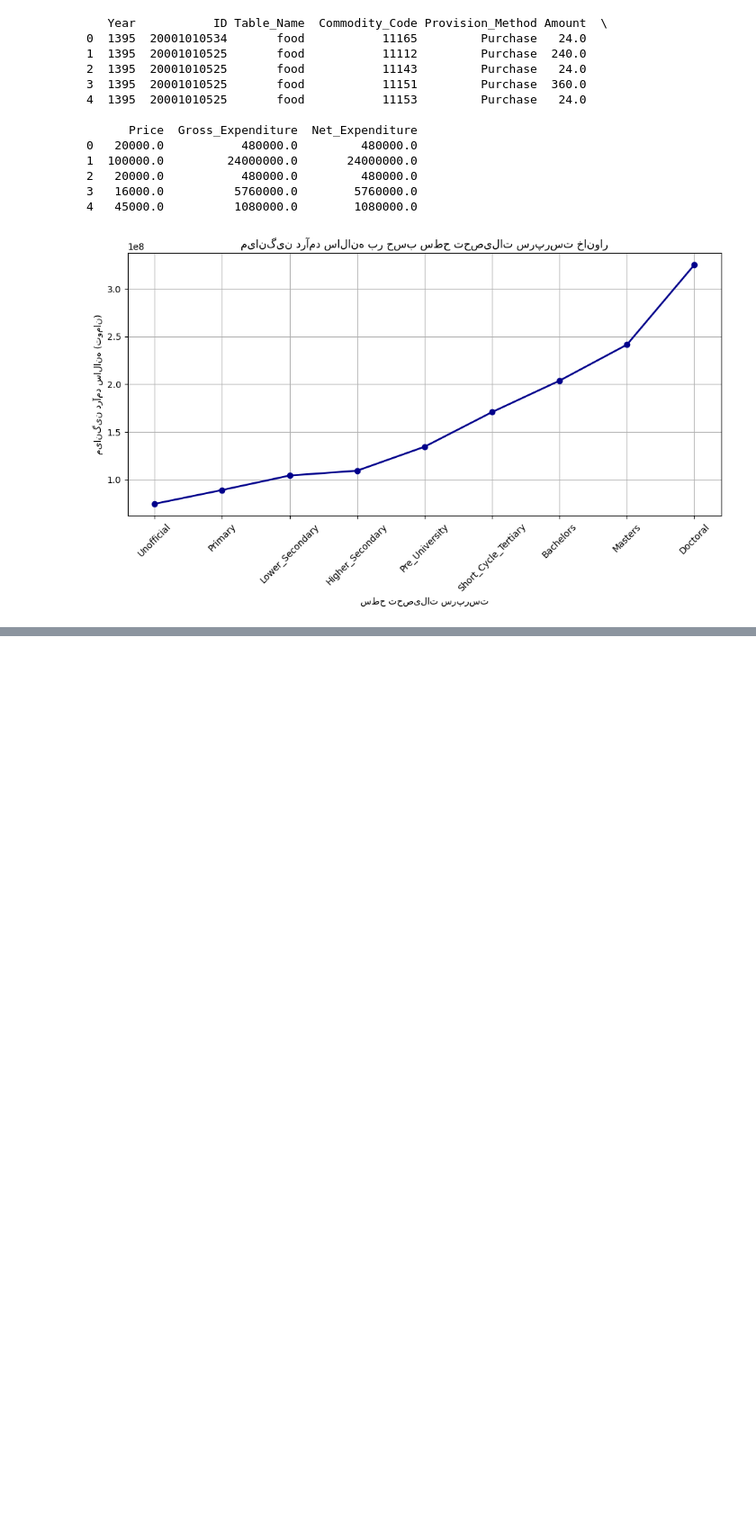
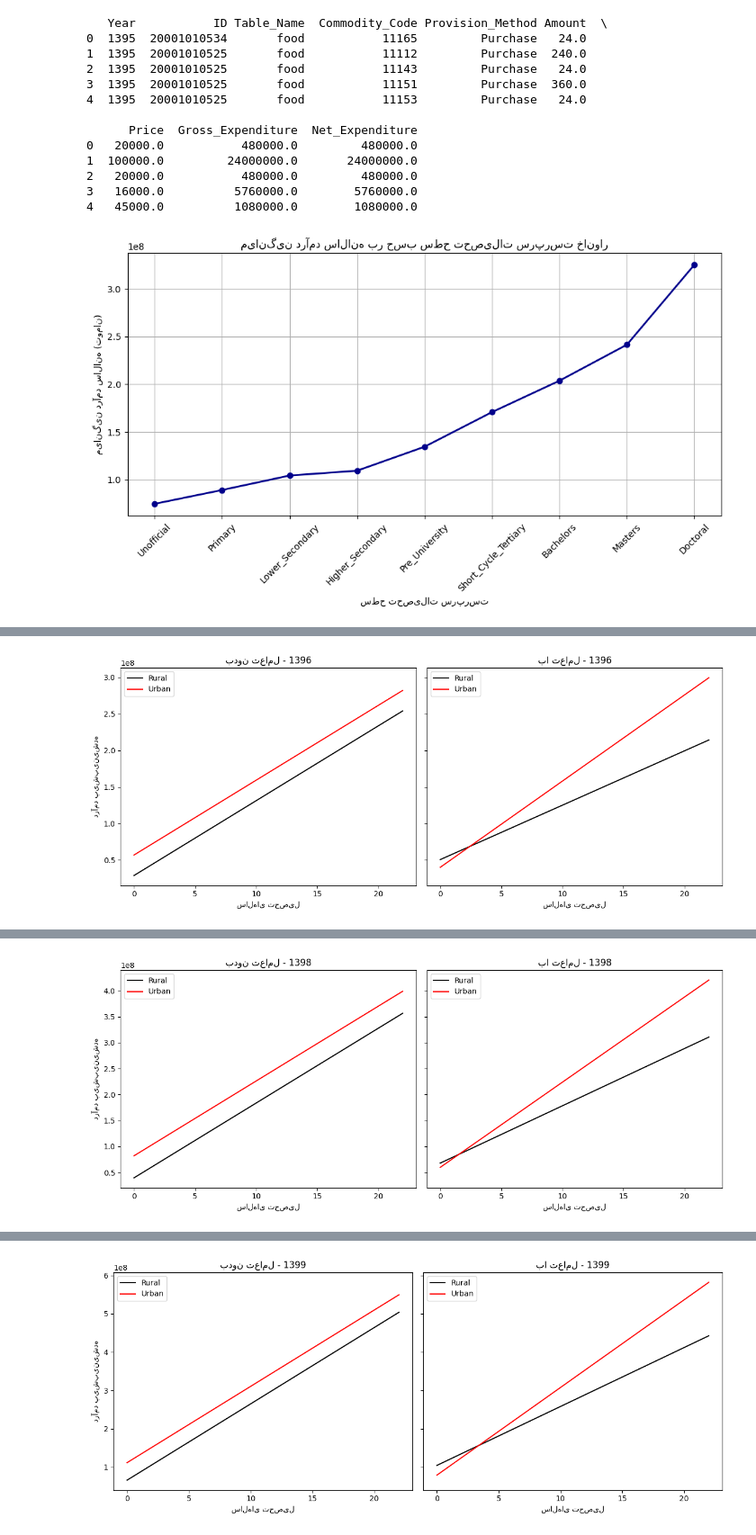
Before and after one commit to MhRezaRahmani/regres, a Jupyter notebook: test.ipynb, the cells around one changed output, grey strips where cells are left out. Shown: that part at 90% size. Saved outputs shown, nothing was run; the diff lists cells and outputs as text; code cells hidden in the pictures; blank space fills up the shorter version.

Commit message:
rural-urban-allyears

```diff
--- a/test.ipynb
+++ b/test.ipynb
@@ -190,3 +189,74 @@ Covariance Type:                  nonrobust
 Notes:
 [1] Standard Errors assume that the covariance matrix of the errors is correctly specified.
 [figure]
+# %%
+for year in range(1396, 1402):
+    print(f"\n=== پردازش سال {year} ===")
+    try:
+        # ---------- بارگذاری داده‌ها ----------
+        hbsir.setup(years=[year])
+        table = hbsir.load_table("Expenditures", years=[year])
+        table = hbsir.add_attribute(table, name="Province")
+        table = hbsir.add_attribute(table, name="County")
+        table = hbsir.add_attribute(table, name="Urban_Rural")
+
+        hhinc = hbsir.load_table("employment_income", years=[year])
+        members = hbsir.load_table("members_properties", years=[year])
+
+        # ---------- پردازش ----------
+        df = members[(members["Member_Number"] == 1) &
+                     (members["Education_Level"].isin(valid_levels))].copy()
+        df["Years_Edu"] = df["Education_Level"].map(edu_map).astype(float)
+
+        df = df.merge(
+            hhinc[hhinc["Member_Number"] == 1][["ID", "Annual_Continuous_Income"]],
+            on="ID", how="left"
+        )
+
+        urban_rural = table[["ID", "Urban_Rural"]].drop_duplicates()
+        df = df.merge(urban_rural, on="ID", how="left")
+
+        df = df.dropna(subset=["Annual_Continuous_Income"])
+        df["Urban"] = df["Urban_Rural"].apply(lambda x: 1 if str(x).lower() == "urban" else 0)
+
+        # ---------- مدل ----------
+        model_no_inter = smf.ols("Annual_Continuous_Income ~ Years_Edu + Urban", data=df).fit()
+        model_inter = smf.ols("Annual_Continuous_Income ~ Years_Edu * Urban", data=df).fit()
+
+        print("\n---- مدل بدون تعامل ----")
+        print(model_no_inter.summary())
+
+        print("\n---- مدل با تعامل ----")
+        print(model_inter.summary())
+
+        # ---------- نمودار ----------
+        years_range = np.linspace(df["Years_Edu"].min(), df["Years_Edu"].max(), 100)
+        plot_df = pd.DataFrame({
+            "Years_Edu": np.tile(years_range, 2),
+            "Urban": np.repeat([0, 1], len(years_range))
+        })
+        plot_df["pred_no_inter"] = model_no_inter.predict(plot_df)
+        plot_df["pred_inter"] = model_inter.predict(plot_df)
+
+        fig, axes = plt.subplots(1, 2, figsize=(12, 5), sharey=True)
+        for u, color, label in [(0, "black", "Rural"), (1, "red", "Urban")]:
+            subset = plot_df[plot_df["Urban"] == u]
+            axes[0].plot(subset["Years_Edu"], subset["pred_no_inter"], color=color, label=label)
+            axes[1].plot(subset["Years_Edu"], subset["pred_inter"], color=color, label=label)
+
+        axes[0].set_title(f"بدون تعامل - {year}")
+        axes[0].set_xlabel("سال‌های تحصیل")
+        axes[0].set_ylabel("درآمد پیش‌بینی‌شده")
+        axes[0].legend()
+
+        axes[1].set_title(f"با تعامل - {year}")
+        axes[1].set_xlabel("سال‌های تحصیل")
+        axes[1].legend()
+
+        plt.tight_layout()
+        plt.show()
+
+    except Exception as e:
+        print(f"⚠ خطا در پردازش سال {year}: {e}")
+        continue
+# %% [output]
@@ -192,0 +280 @@ Notes:
+[figure, added]
@@ -192,0 +298 @@ Notes:
+[figure, added]
@@ -192,0 +316 @@ Notes:
+[figure, added]
```
Also changed, not shown: parts of 3 cells of this notebook.
